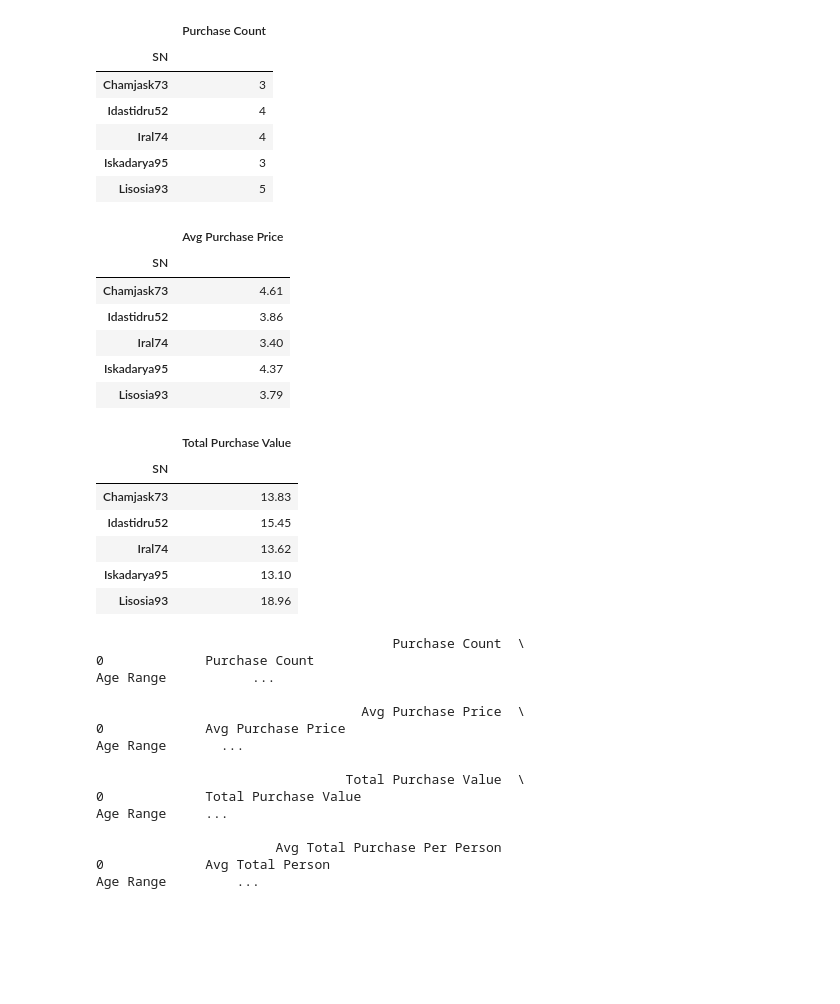
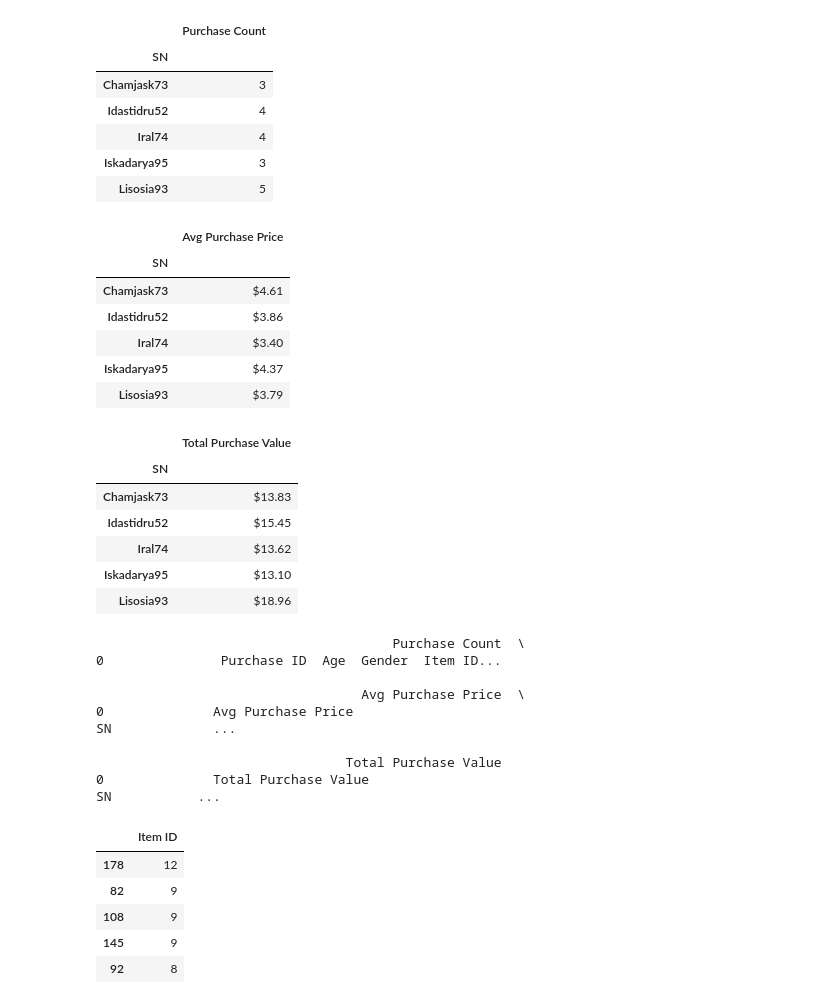
Before and after one commit to KindraE/Numpy-Pandas, a Jupyter notebook: PandasRecap.ipynb, the cells around one changed output. Cells and saved outputs as stored; diff of their text form; code cells hidden in the pictures; blank space fills up the shorter version.

```diff
--- a/PandasRecap.ipynb
+++ b/PandasRecap.ipynb
@@ -223,7 +226,7 @@ Gen...
 # Establish Bin for ages
 
 print(purchase_data_df["Age"].min())
-bin = np.arange(5,55,5)
+bin = [0, 10, 15, 20, 25, 30, 35, 40, 45, 50]
 labels = ["5-10", "11-15", "16-20", "21-25", "26-30", "31-35", "36-40", "41-45","46-50"]
 #labels = ["5-9", "10-14", "15-19", "20-24", "25-29", "30-34", "35-39", "40-100"]
 purchase_data_df["Age Range"] = pd.cut(purchase_data_df["Age"], bin, labels=labels)
@@ -390,7 +400,7 @@ top_five_spenders_index
 # %%
 # Top Spenders
 top_purchase_data_df = purchase_data_df.set_index("SN")
-top_purchase_data_df = top_purchase_data_df.loc[top_spenders_index,:]
+top_purchase_data_df = top_purchase_data_df.loc[top_five_spenders_index,:]
 top_purchase_data_df = top_purchase_data_df.reset_index()
 top_purchase_group_by = top_purchase_data_df.groupby("SN")
 
@@ -430,53 +440,50 @@ top_five_purchase
 # %%
 # Top Spenders Average Purchase
 top_five_avg = top_purchase_group_by.mean()
 top_five_avg_price = round(top_five_avg["Price"].to_frame(), 2)
+top_five_avg_price ["Price"] = top_five_avg_price["Price"].map("${:.2f}".format)
 top_five_avg_price = top_five_avg_price.rename(index=str, columns={"Price":"Avg Purchase Price"})
 top_five_avg_price
 # %% [output]
 |  | Avg Purchase Price |
 | SN |  |
-| Chamjask73 | 4.61 |
-| Idastidru52 | 3.86 |
-| Iral74 | 3.40 |
-| Iskadarya95 | 4.37 |
-| Lisosia93 | 3.79 |
+| Chamjask73 | $4.61 |
+| Idastidru52 | $3.86 |
+| Iral74 | $3.40 |
+| Iskadarya95 | $4.37 |
+| Lisosia93 | $3.79 |
 # %%
 # Top Spenders Total Purchase
 top_five_sum = top_purchase_group_by.sum()
 top_five_tot_value = top_five_sum["Price"].to_frame()
+top_five_tot_value ["Price"] = top_five_tot_value["Price"].map("${:.2f}".format)
 top_five_tot_value = top_five_tot_value.rename(index=str, columns={"Price":"Total Purchase Value"})
 top_five_tot_value
 # %% [output]
 |  | Total Purchase Value |
 | SN |  |
-| Chamjask73 | 13.83 |
-| Idastidru52 | 15.45 |
-| Iral74 | 13.62 |
-| Iskadarya95 | 13.10 |
-| Lisosia93 | 18.96 |
+| Chamjask73 | $13.83 |
+| Idastidru52 | $15.45 |
+| Iral74 | $13.62 |
+| Iskadarya95 | $13.10 |
+| Lisosia93 | $18.96 |
 # %%
 # Display Top Five Spenders in a Summary Data Frame
 top_five_summary_df = pd.DataFrame(
-    {"Purchase Count": [top_five_purchase],
+    {"Purchase Count": [top_five_count],
      "Avg Purchase Price": [top_five_avg_price],
      "Total Purchase Value": [top_five_tot_value],
     }
 )
-print(purchasing_analysis_summary_df)
+print(top_five_summary_df)
 # %% [output]
                                       Purchase Count  \
-0             Purchase Count
-Age Range           ...
+0               Purchase ID  Age  Gender  Item ID...
 
                                   Avg Purchase Price  \
-0             Avg Purchase Price
-Age Range       ...
+0              Avg Purchase Price
+SN             ...
 
-                                Total Purchase Value  \
-0             Total Purchase Value
-Age Range     ...
-
-                       Avg Total Purchase Per Person
-0             Avg Total Person
-Age Range         ...
+                                Total Purchase Value
+0              Total Purchase Value
+SN           ...
@@ -482,0 +494,14 @@ Age Range         ...
+# %%
+# most_popular_items Purchase Count
+
+popular_count = purchase_data_df['Item ID'].value_counts()
+popular_count = popular_count.iloc[0:5].to_frame()
+popular_count_index = popular_count.index
+popular_count.head()
+# %% [output]
+|  | Item ID |
+| 178 | 12 |
+| 82 | 9 |
+| 108 | 9 |
+| 145 | 9 |
+| 92 | 8 |
```
Also changed, not shown: parts of 19 cells of this notebook.
